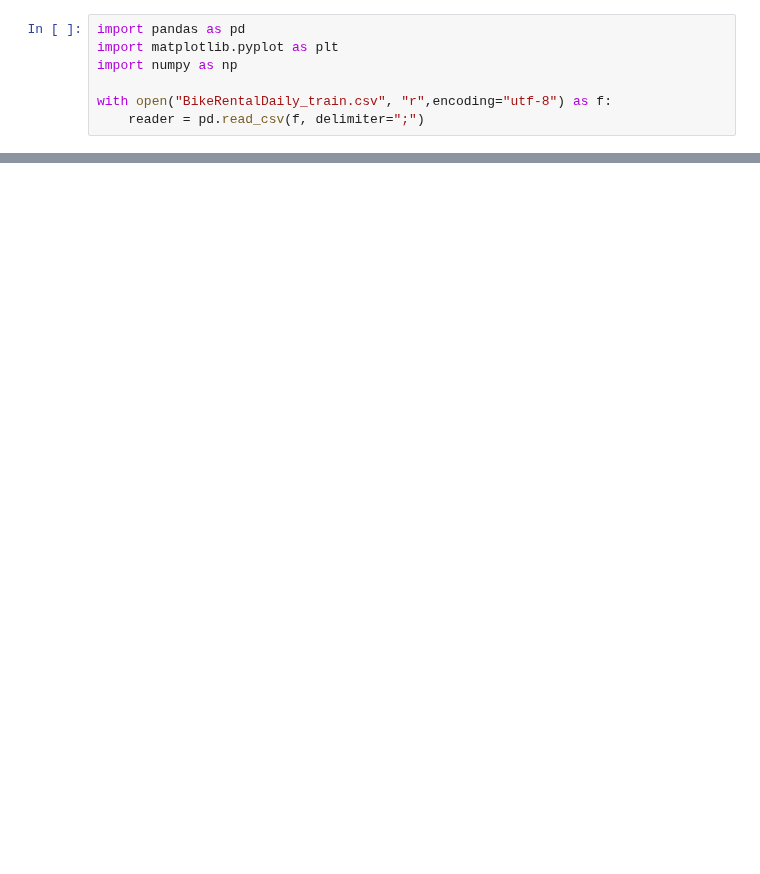
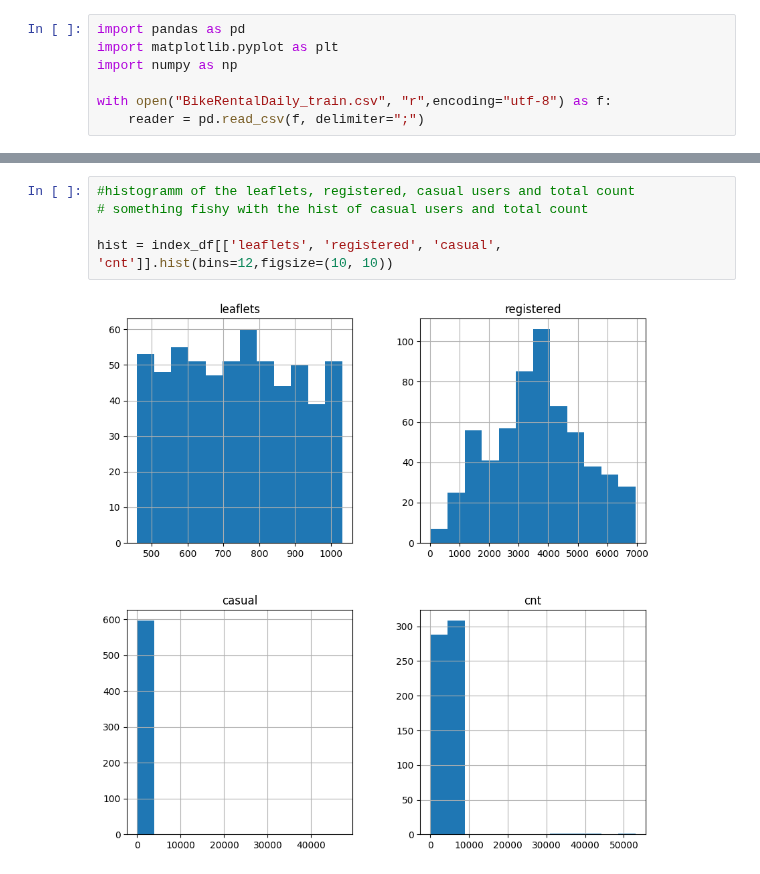
Before and after one commit to PatrykGadziomski/Bike-Rental-Prediction, a Jupyter notebook: Project Data set and Description-20231027/notebook.ipynb, the cells around one changed output, grey strips where cells are left out. Drawn from its saved outputs; the diff is of its cells as text; blank space fills up the shorter version.

```diff
--- a/Project Data set and Description-20231027/notebook.ipynb
+++ b/Project Data set and Description-20231027/notebook.ipynb
@@ -19,0 +117,7 @@ reader.describe() #column "Season" has missing data (538 Entrys of 600) &  "hum"
+# %%
+#histogramm of the leaflets, registered, casual users and total count
+# something fishy with the hist of casual users and total count
+
+hist = index_df[['leaflets', 'registered', 'casual', 'cnt']].hist(bins=12,figsize=(10, 10))
+# %% [output]
+[figure, added]
```
Also changed, not shown: parts of 8 cells of this notebook.
